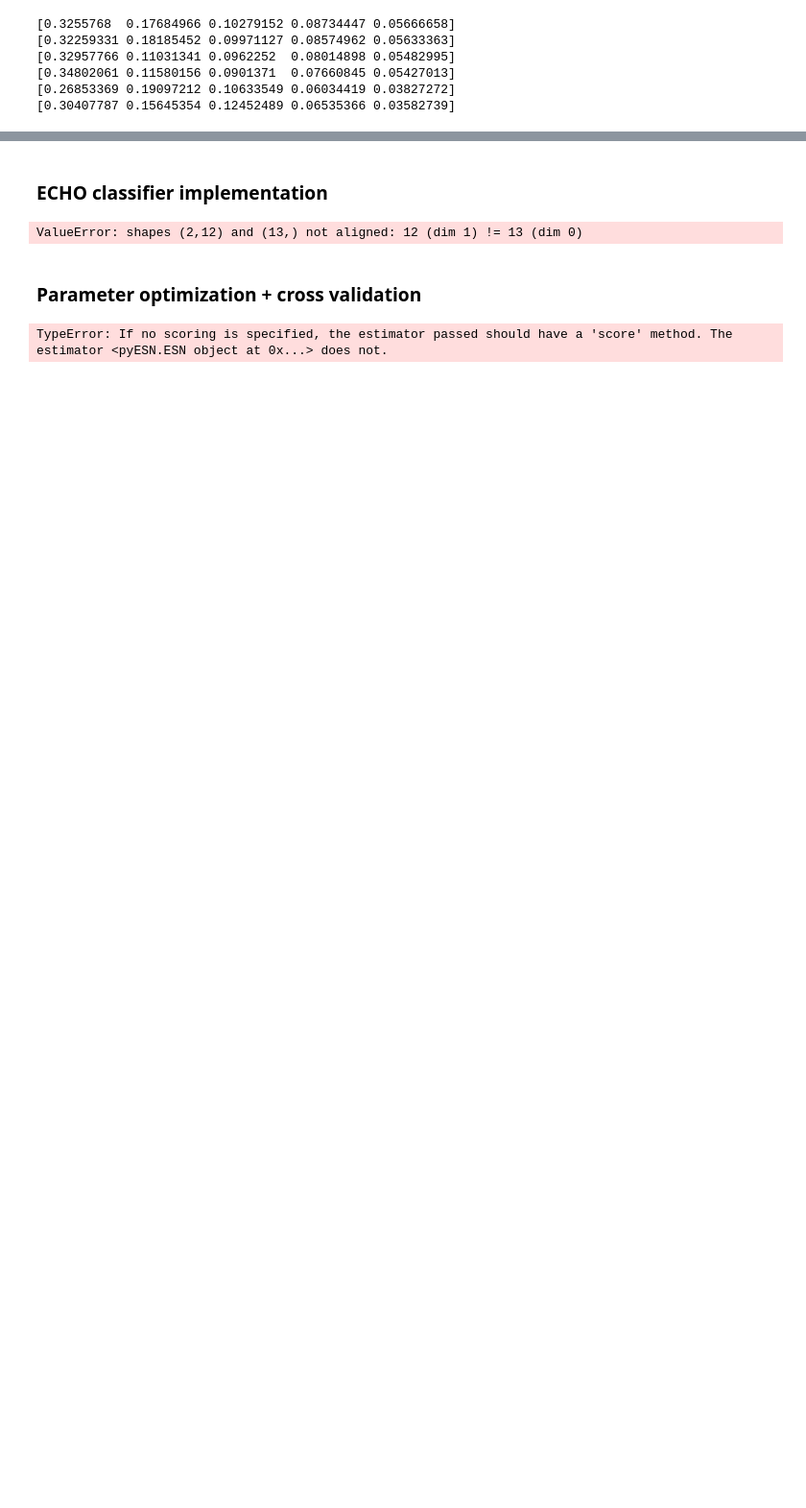
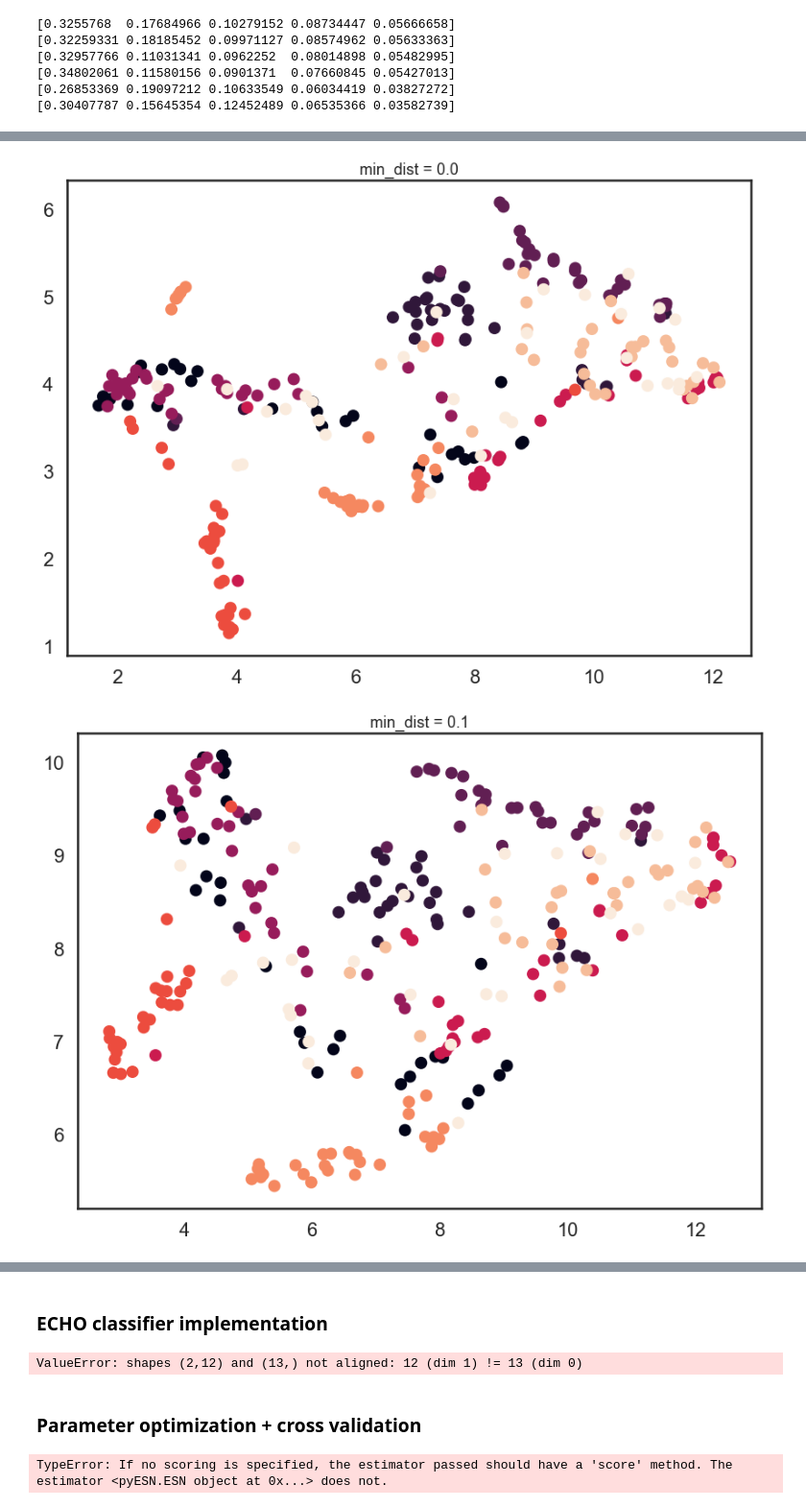
Before and after one commit to postnubilaphoebus/Jap_Speak_Recog, a Jupyter notebook: MLproject_JapaneseVowel.ipynb, the cells around one changed output, grey strips where cells are left out. Shown at 96% size. Saved outputs shown, nothing was run; the diff lists cells and outputs as text; code cells hidden in the pictures; blank space fills up the shorter version.

```diff
--- a/MLproject_JapaneseVowel.ipynb
+++ b/MLproject_JapaneseVowel.ipynb
@@ -373,0 +501,6 @@ for PCAInputs in trainInputsList:
+# %%
+for d in (0.0, 0.1, 0.25, 0.5, 0.8, 0.99):
+    drawUmap(input_data = trainInputsSquaredPost, input_labels = trainOutputsNew, min_dist=d, title='min_dist = {}'.format(d))
+# %% [output]
+[figure, added]
+[figure, added]
```
Also changed, not shown: parts of 18 cells of this notebook.
